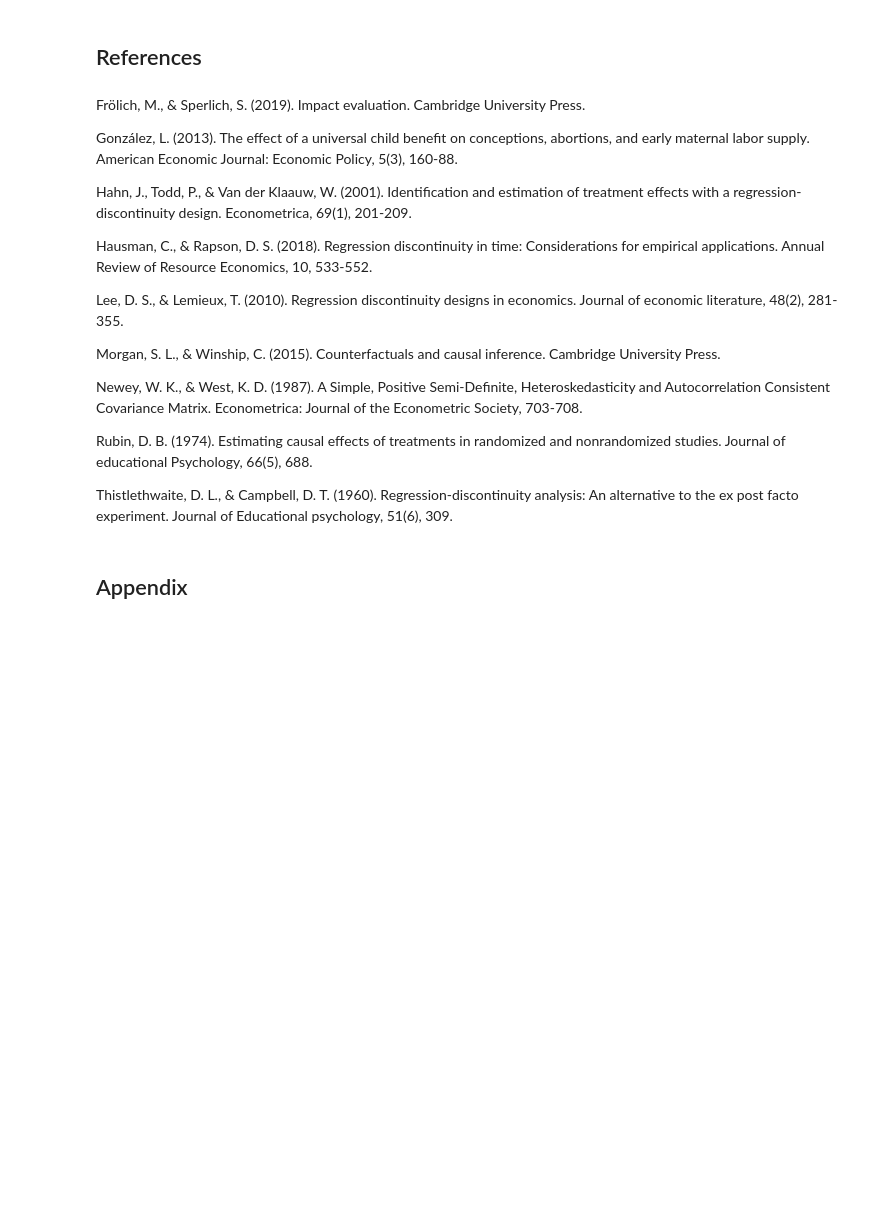
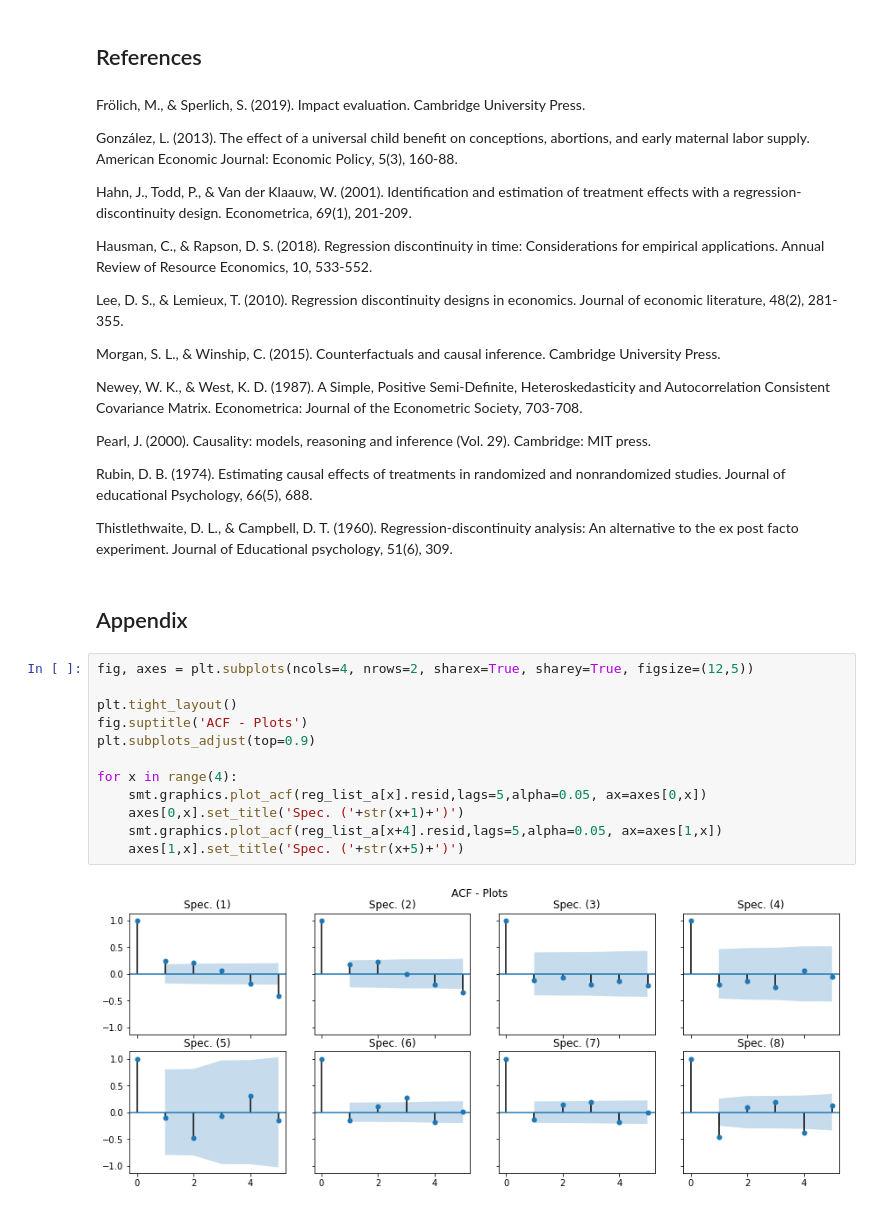
Before and after one commit to marclipfert/student-project-antonia-marc, a Jupyter notebook: student_project_Antonia_Marc.ipynb, the cells around one changed output. Cells and saved outputs as stored; diff of their text form; blank space fills up the shorter version.

```diff
--- a/student_project_Antonia_Marc.ipynb
+++ b/student_project_Antonia_Marc.ipynb
@@ -980,9 +1016,25 @@ Morgan, S. L., & Winship, C. (2015). Counterfactuals and causal inference. Cambr
 
 Newey, W. K., & West, K. D. (1987). A Simple, Positive Semi-Definite, Heteroskedasticity and Autocorrelation Consistent Covariance Matrix. Econometrica: Journal of the Econometric Society, 703-708.
 
+Pearl, J. (2000). Causality: models, reasoning and inference (Vol. 29). Cambridge: MIT press.
+
 Rubin, D. B. (1974). Estimating causal effects of treatments in randomized and nonrandomized studies. Journal of educational Psychology, 66(5), 688.
 
 Thistlethwaite, D. L., & Campbell, D. T. (1960). Regression-discontinuity analysis: An alternative to the ex post facto experiment. Journal of Educational psychology, 51(6), 309.
 # %% [markdown]
 <a id='appendix'></a>
 ## Appendix
+# %%
+fig, axes = plt.subplots(ncols=4, nrows=2, sharex=True, sharey=True, figsize=(12,5))
+
+plt.tight_layout()
+fig.suptitle('ACF - Plots')
+plt.subplots_adjust(top=0.9)
+
+for x in range(4):
+    smt.graphics.plot_acf(reg_list_a[x].resid,lags=5,alpha=0.05, ax=axes[0,x])
+    axes[0,x].set_title('Spec. ('+str(x+1)+')')
+    smt.graphics.plot_acf(reg_list_a[x+4].resid,lags=5,alpha=0.05, ax=axes[1,x])
+    axes[1,x].set_title('Spec. ('+str(x+5)+')')
+# %% [output]
+[figure, added]
```
Also changed, not shown: parts of 46 cells of this notebook, 5 other files.
